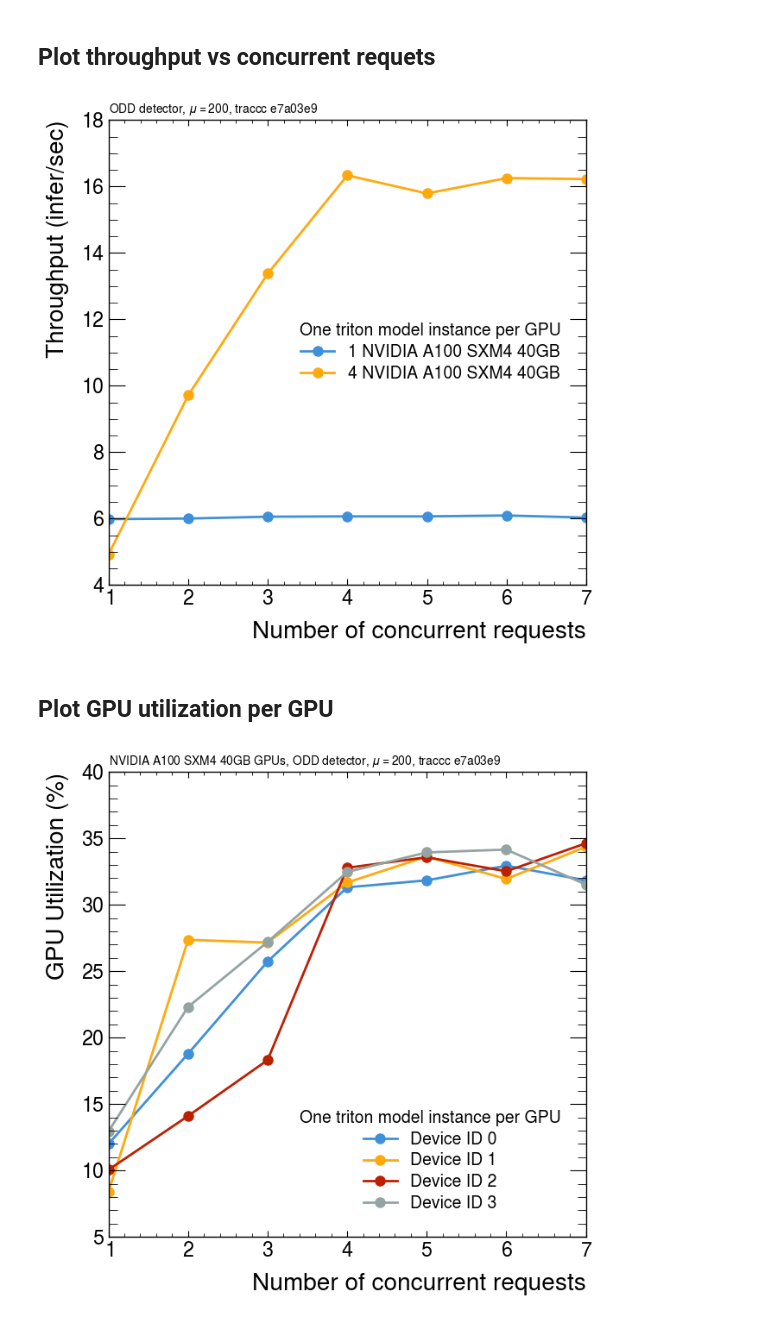
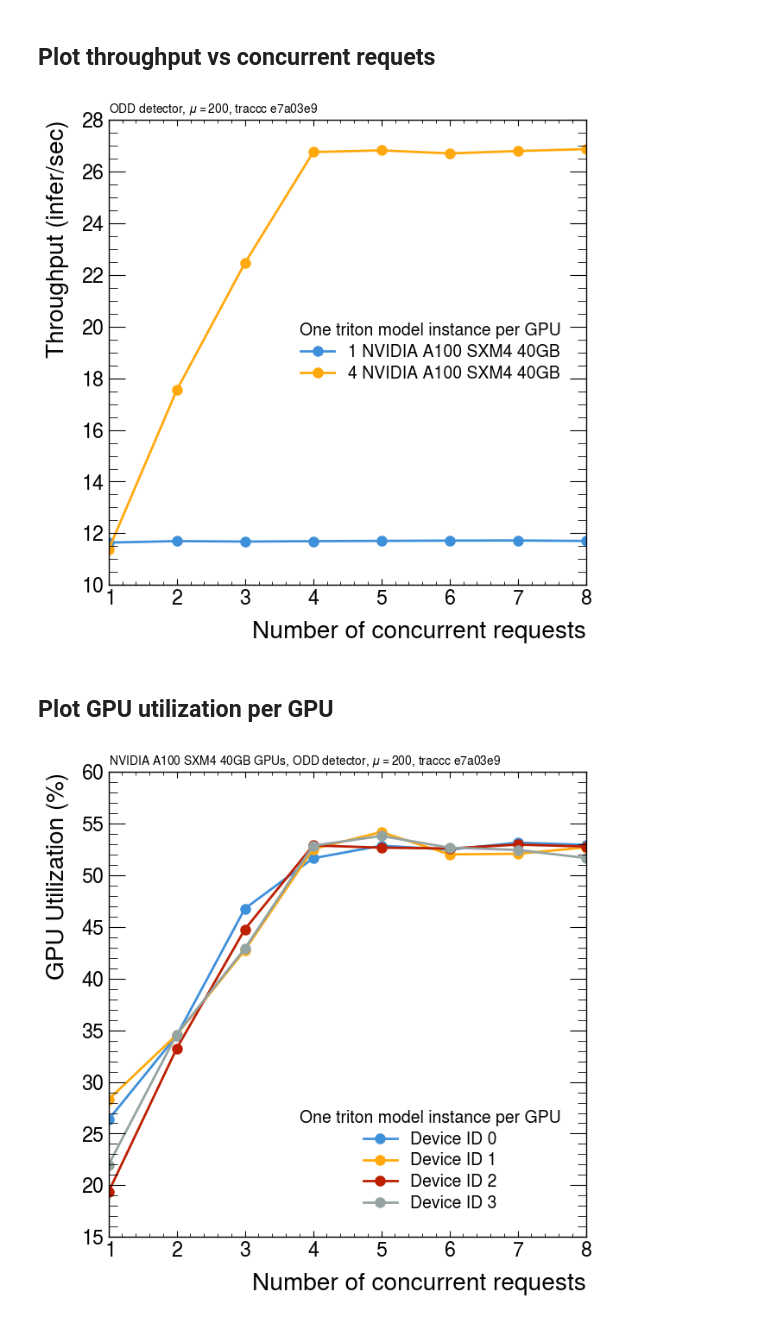
Before and after one commit to milescb/traccc-aaS-performance, a Jupyter notebook: multi_GPU_studies.ipynb, the cells around one changed output. Drawn from its saved outputs; the diff is of its cells as text; code cells hidden in the pictures.

```diff
--- a/multi_GPU_studies.ipynb
+++ b/multi_GPU_studies.ipynb
@@ -7,8 +7,11 @@ hep.style.use(hep.style.ATLAS)
 
 from performance.utils import clean_pandas_df
 
-IN_DIR = "data/main_traccc/"
-IN_FILE = "1insts_4gpus/gpu_1instance_sync.csv"
+N_INSTANCES = 1
+PLOT_INST_LABEL = "One" if N_INSTANCES == 1 else "Five"
+
+IN_DIR = "data/main_traccc_init_everything/"
+IN_FILE = f"{N_INSTANCES}insts_4gpus/gpu_{N_INSTANCES}instance_sync.csv"
 OUT_DIR = "data/main_traccc_nom/"
 
 data = pd.read_csv(IN_DIR + IN_FILE)
@@ -47,24 +52,22 @@ plt.plot(data['Concurrency'].values, data['Inferences/Second'].values, 'o-', lab
 plt.xlabel('Number of concurrent requests', loc='right')
 plt.ylabel('Throughput (infer/sec)', loc='top')
 plt.title(r'ODD detector, $\mu = 200$, traccc e7a03e9', fontsize=10, loc='left')
-plt.legend(title='One triton model instance per GPU')
+plt.legend(title=f'{PLOT_INST_LABEL} triton model instance per GPU')
 
-plt.savefig(f'{OUT_DIR}/concurrency_vs_throughput_1inst.pdf', bbox_inches='tight')
-plt.show()
+plt.savefig(f'{OUT_DIR}/concurrency_vs_throughput_{N_INSTANCES}inst.pdf', bbox_inches='tight')
 # %% [output]
-[figure, old version]
+[figure, new version]
 # %% [markdown]
 ## Plot GPU utilization per GPU
 # %%
 plt.figure(figsize=(7, 7))
 for i in range(4):
     plt.plot(data['Concurrency'].values, data[f'gpu_util_{i}'].values, 'o-', label=f'Device ID {i}')
 plt.xlabel('Number of concurrent requests', loc='right')
 plt.ylabel('GPU Utilization (%)', loc='top')
 plt.title(r'NVIDIA A100 SXM4 40GB GPUs, ODD detector, $\mu = 200$, traccc e7a03e9', fontsize=10, loc='left')
-plt.legend(title='One triton model instance per GPU')
+plt.legend(title=f'{PLOT_INST_LABEL} triton model instance per GPU')
 
-plt.savefig(f'{OUT_DIR}/concurrency_vs_gpu_util_1inst.pdf', bbox_inches='tight')
-plt.show()
+plt.savefig(f'{OUT_DIR}/concurrency_vs_gpu_util_{N_INSTANCES}inst.pdf', bbox_inches='tight')
 # %% [output]
-[figure, old version]
+[figure, new version]
```
Also changed, not shown: parts of 3 cells of this notebook, 8 other files.
